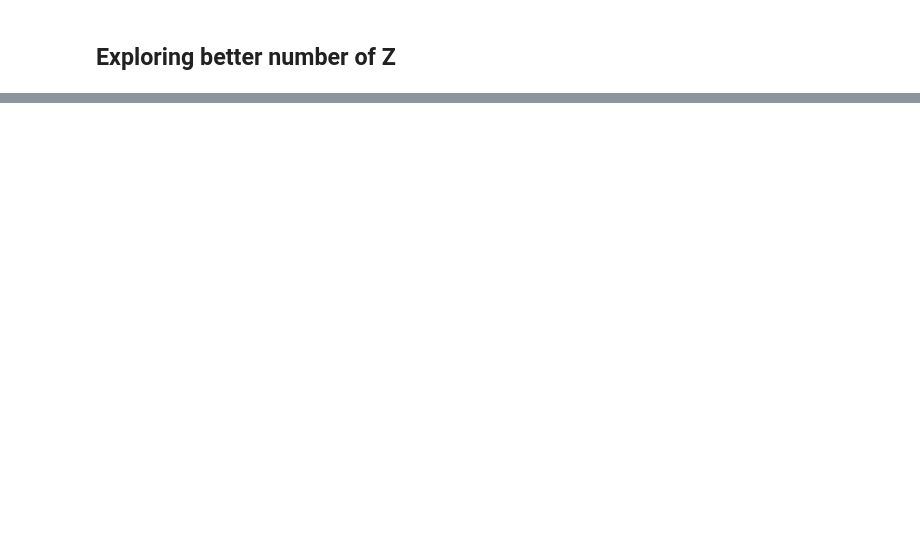
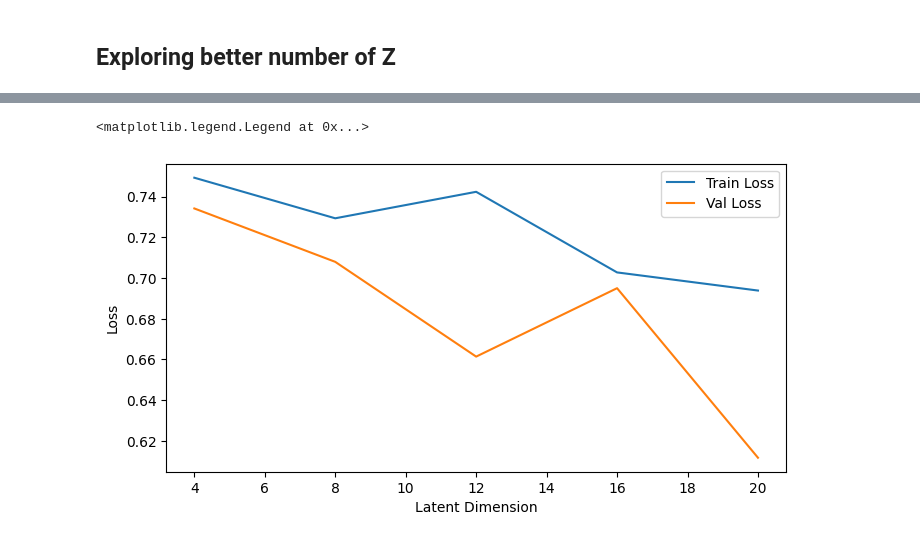
Before and after one commit to starccato/starccato_jax, a Jupyter notebook: docs/index.ipynb, the cells around one changed output, grey strips where cells are left out. Cells and saved outputs as stored; diff of their text form; code cells hidden in the pictures; blank space fills up the shorter version.

```diff
--- a/docs/index.ipynb
+++ b/docs/index.ipynb
@@ -122,0 +120,25 @@ Epoch 100: Train Loss = 0.7055, Val Loss = 0.6824
+# %%
+z_sizes = [4, 8, 12, 16, 20]
+
+
+train_losses, val_losses  = [], []
+for z_size in z_sizes:
+    # read the losses
+    loss_fpath = f"{HERE}/model_exploration/model_z{z_size}/losses.txt"
+    data = np.loadtxt(loss_fpath)
+    train_losses.append(data[-1, 0])
+    val_losses.append(data[-1, 1])
+
+
+
+## PLOT
+plt.figure(figsize=(8, 4))
+plt.plot(z_sizes, train_losses, label="Train Loss")
+plt.plot(z_sizes, val_losses, label="Val Loss")
+plt.xlabel('Latent Dimension')
+plt.ylabel('Loss')
+plt.title("Loss at 200 epochs")
+plt.legend()
+# %% [output]
+<matplotlib.legend.Legend at 0x...>
+[figure, added]
```
Also changed, not shown: parts of 4 cells of this notebook, 7 other files.
